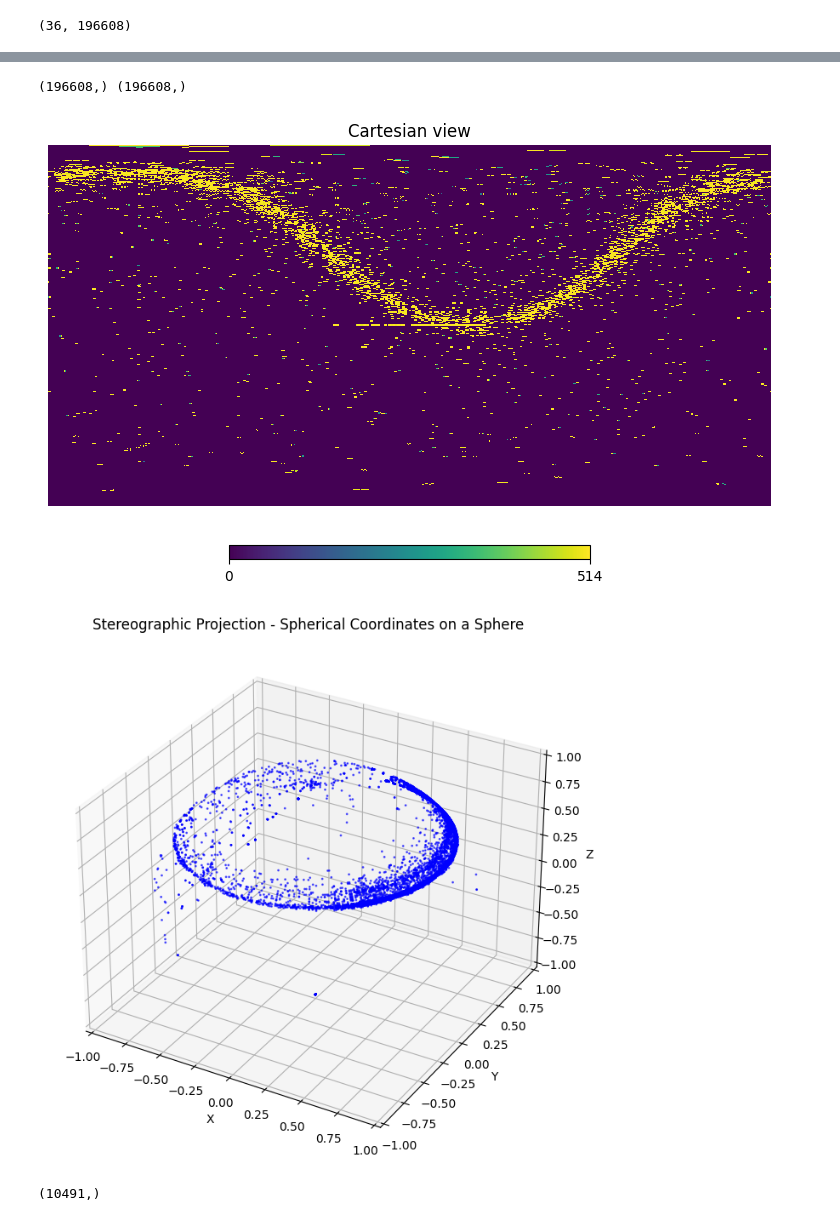
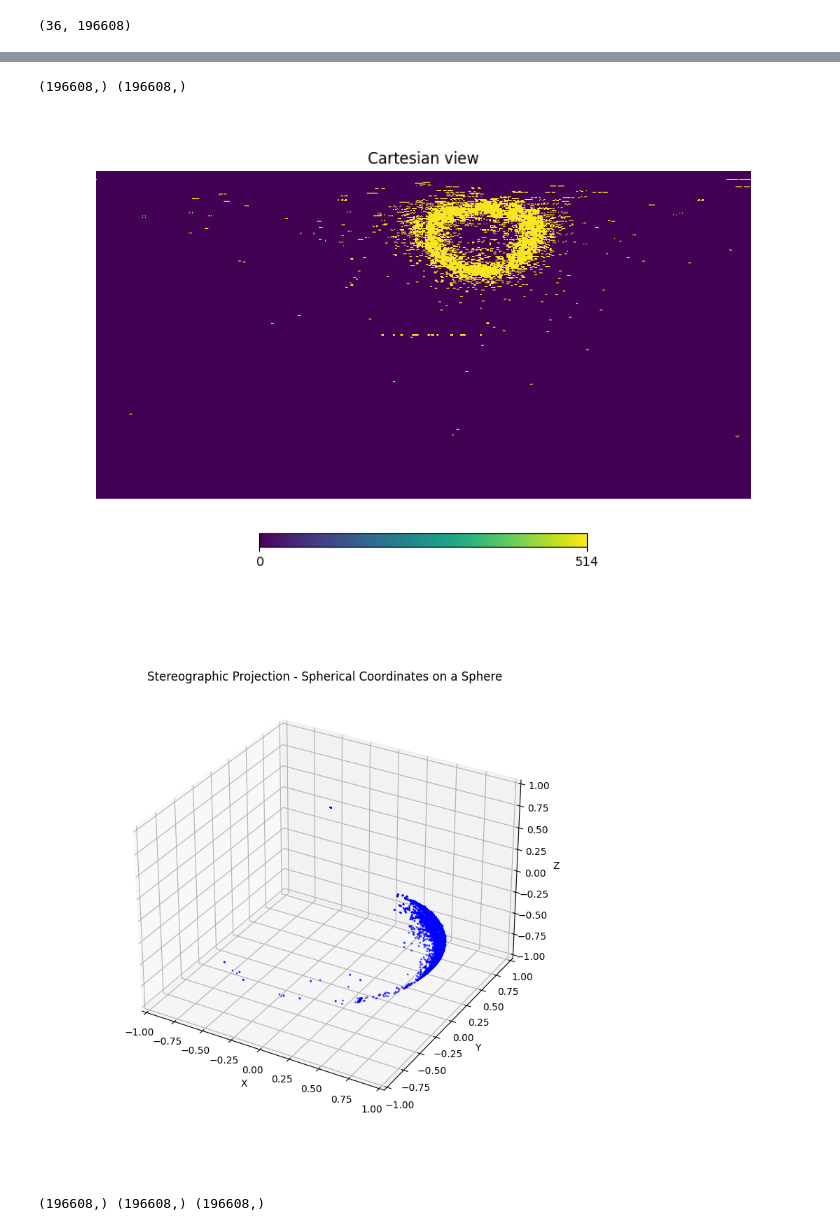
Before and after one commit to zoglauer/nn-response-approximation, a Jupyter notebook: src/notebooks/projection_testing.ipynb, the cells around one changed output, grey strips where cells are left out. Drawn from its saved outputs; the diff is of its cells as text; code cells hidden in the pictures.

```diff
--- a/src/notebooks/projection_testing.ipynb
+++ b/src/notebooks/projection_testing.ipynb
@@ -14,7 +14,7 @@ f.close()
 # %% [output]
 (36, 196608)
 # %%
-arr = y_arr[10]
+arr = y_arr[3]
 # %%
 # arr = arr.reshape(384, 512)
 # %%
@@ -36,7 +36,7 @@ for i in range(len(cart_arr)):
         #     x.append(i)
         #     y.append(cart_arr[i][j])
 
-        #  put in output mesh
+        # if some value, put in output mesh
         x.append(i)
         y.append(cart_arr[i][j])
 
@@ -46,7 +46,7 @@ y = np.array(y)
 print(x.shape, y.shape)
 # %% [output]
 (196608,) (196608,)
-[figure, old version]
+[figure, new version]
 # %%
 # import healpy as hp
 # import numpy as np
@@ -98,47 +101,48 @@ from mpl_toolkits.mplot3d import Axes3D
 def grid_to_spherical(x, y, grid_size):
     # Convert 2D grid coordinates to spherical coordinates
     phi = 2 * np.pi * (x / grid_size[1])
-    theta = np.pi * (1 - y / grid_size[0])
+    theta = np.pi *  y / grid_size[0]
+
     return theta, phi
 
 def stereographic_projection(theta, phi):
     # Convert spherical coordinates to 3D Cartesian coordinates
     x = np.sin(theta) * np.cos(phi)
     y = np.sin(theta) * np.sin(phi)
     z = np.cos(theta)
     return x, y, z
 
 def plot_sphere(x, y, z):
     # Create a 3D plot for the sphere
     fig = plt.figure(figsize=(8, 8))
     ax = fig.add_subplot(111, projection='3d')
 
     # Plot the sphere
     ax.scatter(x, y, z, s=1, c='b', alpha=0.6)
 
     # Set plot limits and labels
     ax.set_xlim([-1, 1])
     ax.set_ylim([-1, 1])
     ax.set_zlim([-1, 1])
     ax.set_xlabel('X')
     ax.set_ylabel('Y')
     ax.set_zlabel('Z')
     ax.set_title('Stereographic Projection - Spherical Coordinates on a Sphere')
 
     plt.show()
 
 # Example usage
 # Replace 'grid_size' with the size of your 2D grid (384, 512)
 array_size = (384, 512)
 theta, phi = grid_to_spherical(x, y, array_size)
-x, y, z = stereographic_projection(theta, phi)
-plot_sphere(x.flatten(), y.flatten(), z.flatten())
+x_proj, y_proj, z_proj = stereographic_projection(theta, phi)
+x_proj, y_proj, z_proj = x_proj.flatten(), y_proj.flatten(), z_proj.flatten()
+plot_sphere(x_proj, y_proj, z_proj)
+
+print(x_proj.shape, y_proj.shape, z_proj.shape)
 # %% [output]
-[figure, old version]
+[figure, new version]
+(196608,) (196608,) (196608,)
-# %%
-print(theta.shape)
-# %% [output]
-(10491,)
 # %%
 import numpy as np
 import healpy as hp
```
Also changed, not shown: parts of 4 cells of this notebook, 10 other files.
